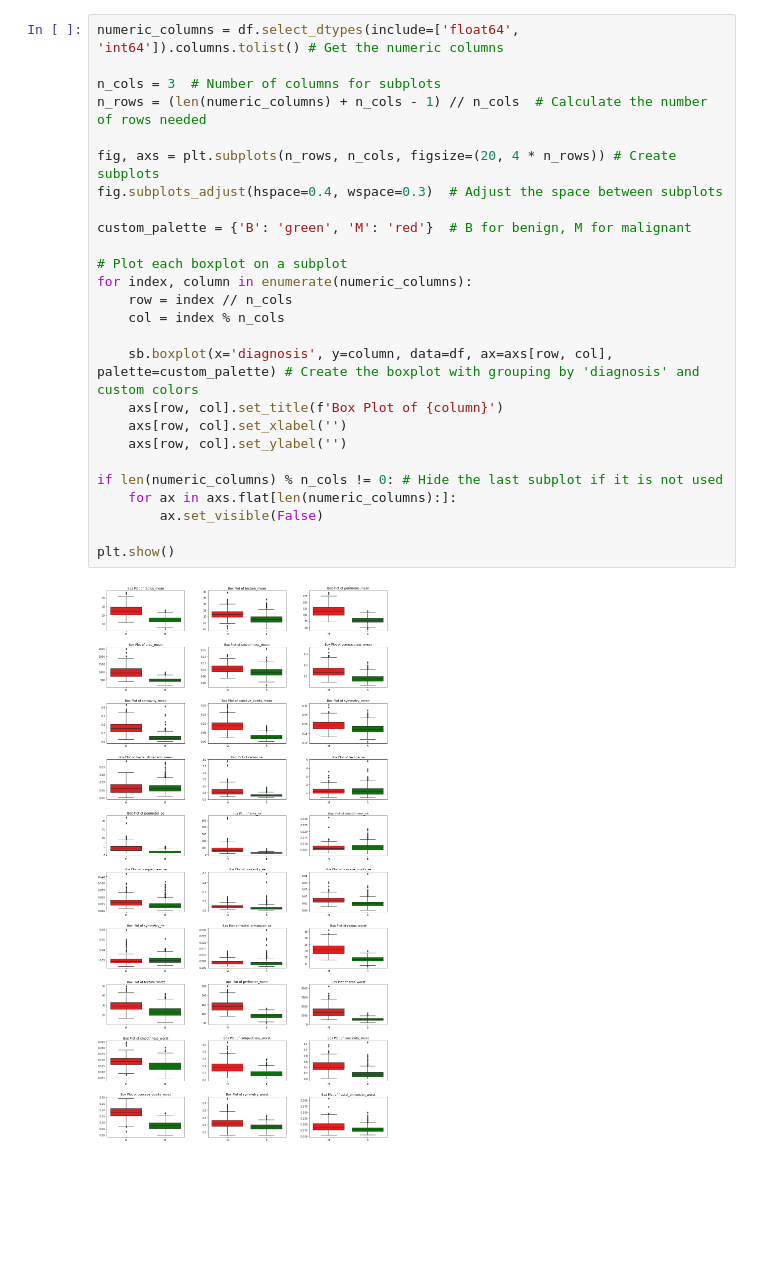
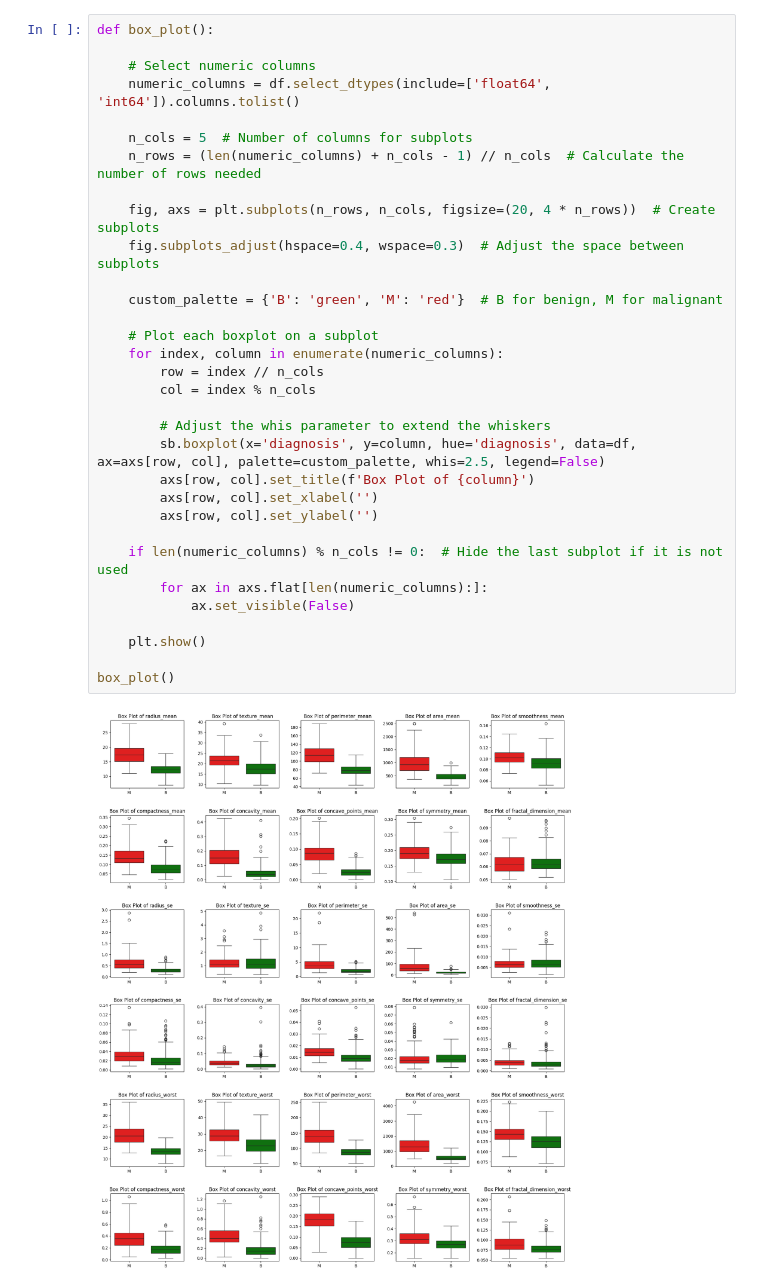
Before and after one commit to franciscaguimaraes/FEUP-IA, a Jupyter notebook: assignment2/src/notebook.ipynb, the cells around one changed output. Drawn from its saved outputs; the diff is of its cells as text; blank space fills up the shorter version.

```diff
--- a/assignment2/src/notebook.ipynb
+++ b/assignment2/src/notebook.ipynb
@@ -110,30 +139,36 @@ df.describe()
 | max | 28.110000 | 39.280000 | 188.500000 | 2501.000000 | 0.163400 | 0.345400 | ... |
 8 rows × 30 columns
 # %%
-numeric_columns = df.select_dtypes(include=['float64', 'int64']).columns.tolist() # Get the numeric columns
+def box_plot():
 
-n_cols = 3  # Number of columns for subplots
-n_rows = (len(numeric_columns) + n_cols - 1) // n_cols  # Calculate the number of rows needed
+    # Select numeric columns
+    numeric_columns = df.select_dtypes(include=['float64', 'int64']).columns.tolist()
 
-fig, axs = plt.subplots(n_rows, n_cols, figsize=(20, 4 * n_rows)) # Create subplots
-fig.subplots_adjust(hspace=0.4, wspace=0.3)  # Adjust the space between subplots
+    n_cols = 5  # Number of columns for subplots
+    n_rows = (len(numeric_columns) + n_cols - 1) // n_cols  # Calculate the number of rows needed
 
-custom_palette = {'B': 'green', 'M': 'red'}  # B for benign, M for malignant
+    fig, axs = plt.subplots(n_rows, n_cols, figsize=(20, 4 * n_rows))  # Create subplots
+    fig.subplots_adjust(hspace=0.4, wspace=0.3)  # Adjust the space between subplots
 
-# Plot each boxplot on a subplot
-for index, column in enumerate(numeric_columns):
-    row = index // n_cols
-    col = index % n_cols
+    custom_palette = {'B': 'green', 'M': 'red'}  # B for benign, M for malignant
 
-    sb.boxplot(x='diagnosis', y=column, data=df, ax=axs[row, col], palette=custom_palette) # Create the boxplot with grouping by 'diagnosis' and custom colors
-    axs[row, col].set_title(f'Box Plot of {column}')
-    axs[row, col].set_xlabel('')
-    axs[row, col].set_ylabel('')
+    # Plot each boxplot on a subplot
+    for index, column in enumerate(numeric_columns):
+        row = index // n_cols
+        col = index % n_cols
 
-if len(numeric_columns) % n_cols != 0: # Hide the last subplot if it is not used
-    for ax in axs.flat[len(numeric_columns):]:
-        ax.set_visible(False)
+        # Adjust the whis parameter to extend the whiskers
+        sb.boxplot(x='diagnosis', y=column, hue='diagnosis', data=df, ax=axs[row, col], palette=custom_palette, whis=2.5, legend=False)
+        axs[row, col].set_title(f'Box Plot of {column}')
+        axs[row, col].set_xlabel('')
+        axs[row, col].set_ylabel('')
 
-plt.show()
+    if len(numeric_columns) % n_cols != 0:  # Hide the last subplot if it is not used
+        for ax in axs.flat[len(numeric_columns):]:
+            ax.set_visible(False)
+
+    plt.show()
+
+box_plot()
 # %% [output]
-[figure, old version]
+[figure, new version]
```
Also changed, not shown: parts of 15 cells of this notebook.
